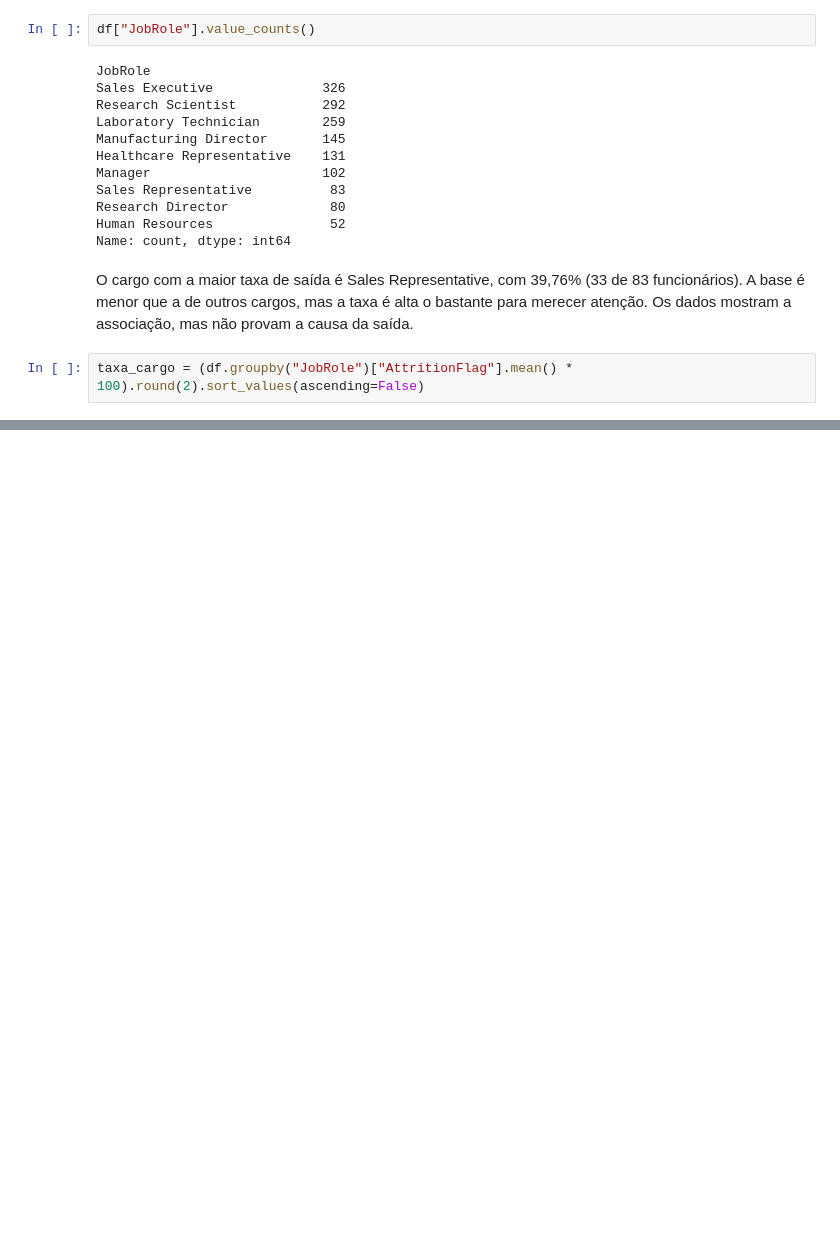
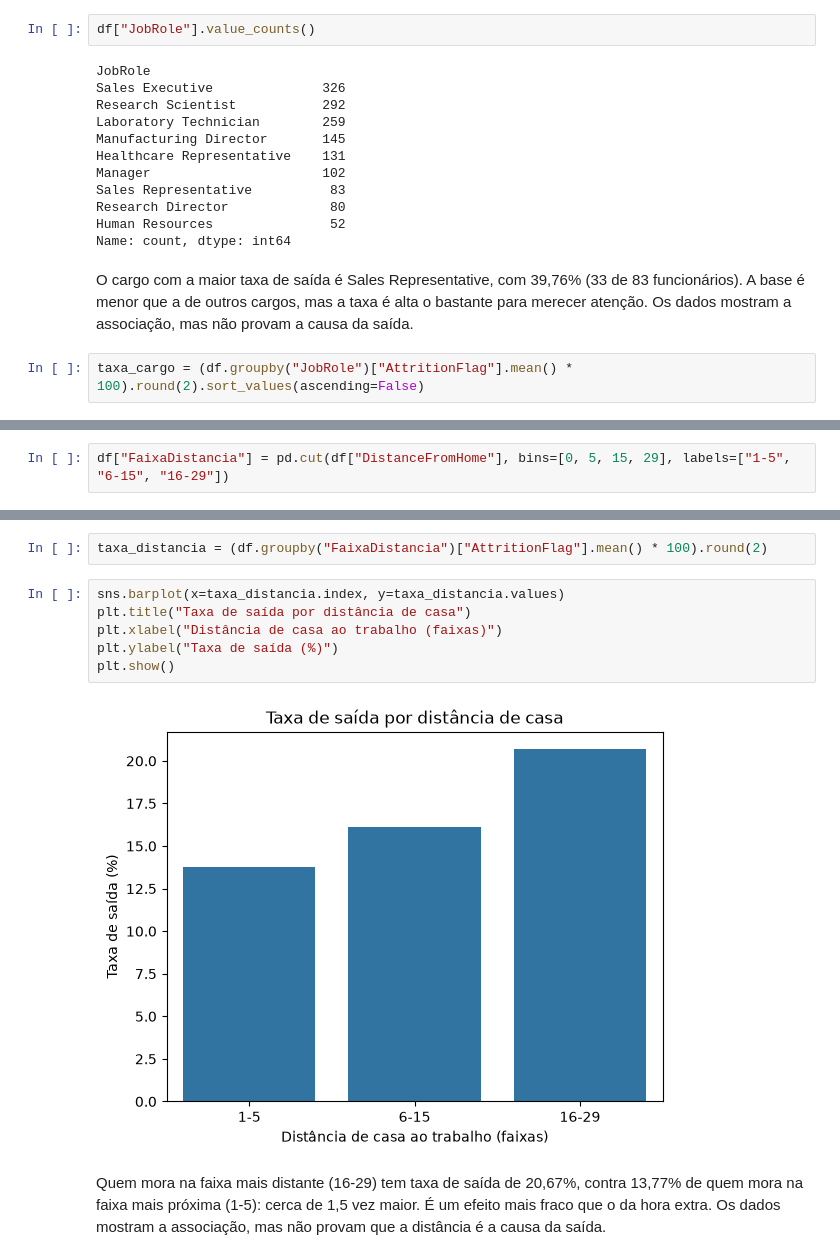
Before and after one commit to emmanuelcambuta5-sys/hr-attrition-analysis, a Jupyter notebook: notebooks/02_eda.ipynb, the cells around one changed output, grey strips where cells are left out. Drawn from its saved outputs; the diff is of its cells as text; blank space fills up the shorter version.

Commit message:
feat: eda em python, taxa de saida por distancia de casa

```diff
--- a/notebooks/02_eda.ipynb
+++ b/notebooks/02_eda.ipynb
@@ -82,0 +85,2 @@ plt.show()
+# %%
+df["FaixaDistancia"] = pd.cut(df["DistanceFromHome"], bins=[0, 5, 15, 29], labels=["1-5", "6-15", "16-29"])
@@ -82,0 +95,12 @@ plt.show()
+# %%
+taxa_distancia = (df.groupby("FaixaDistancia")["AttritionFlag"].mean() * 100).round(2)
+# %%
+sns.barplot(x=taxa_distancia.index, y=taxa_distancia.values)
+plt.title("Taxa de saída por distância de casa")
+plt.xlabel("Distância de casa ao trabalho (faixas)")
+plt.ylabel("Taxa de saída (%)")
+plt.show()
+# %% [output]
+[figure, added]
+# %% [markdown]
+Quem mora na faixa mais distante (16-29) tem taxa de saída de 20,67%, contra 13,77% de quem mora na faixa mais próxima (1-5): cerca de 1,5 vez maior. É um efeito mais fraco que o da hora extra. Os dados mostram a associação, mas não provam que a distância é a causa da saída.
```
Also changed, not shown: parts of 2 cells of this notebook.
